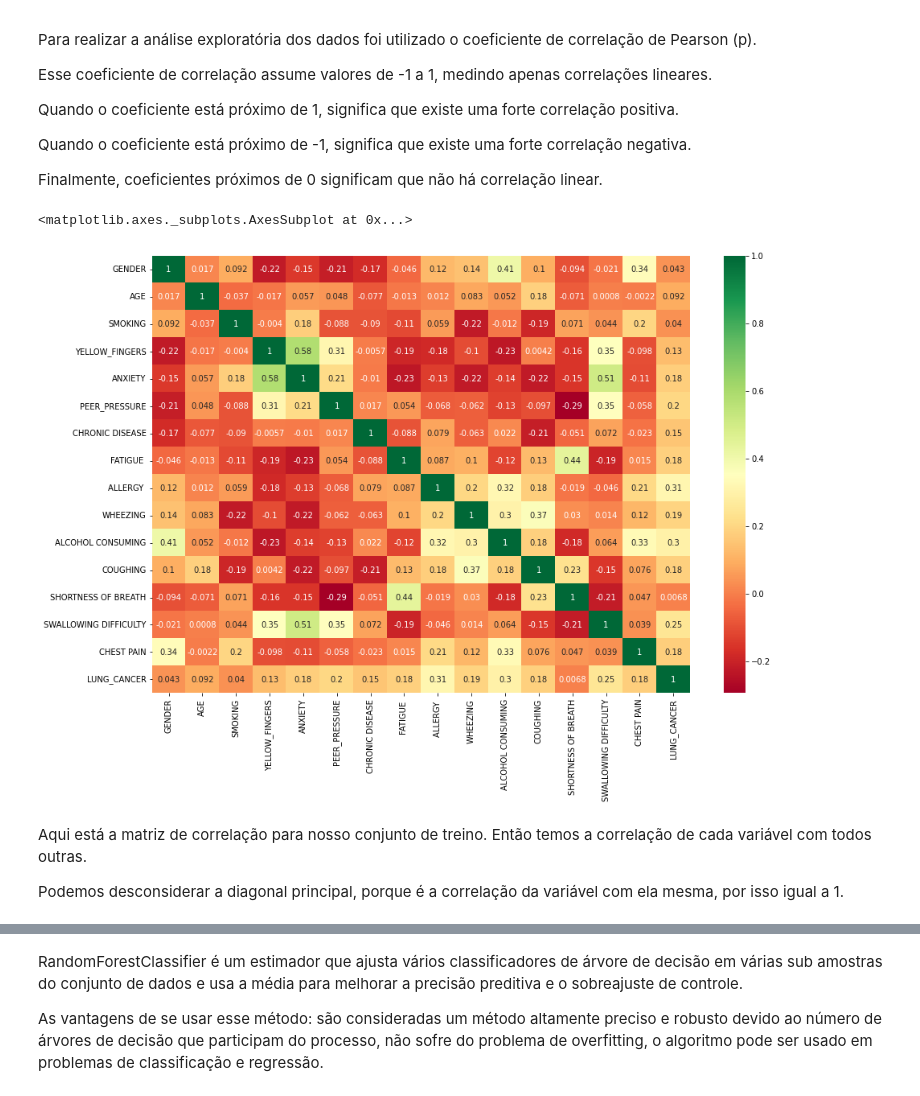
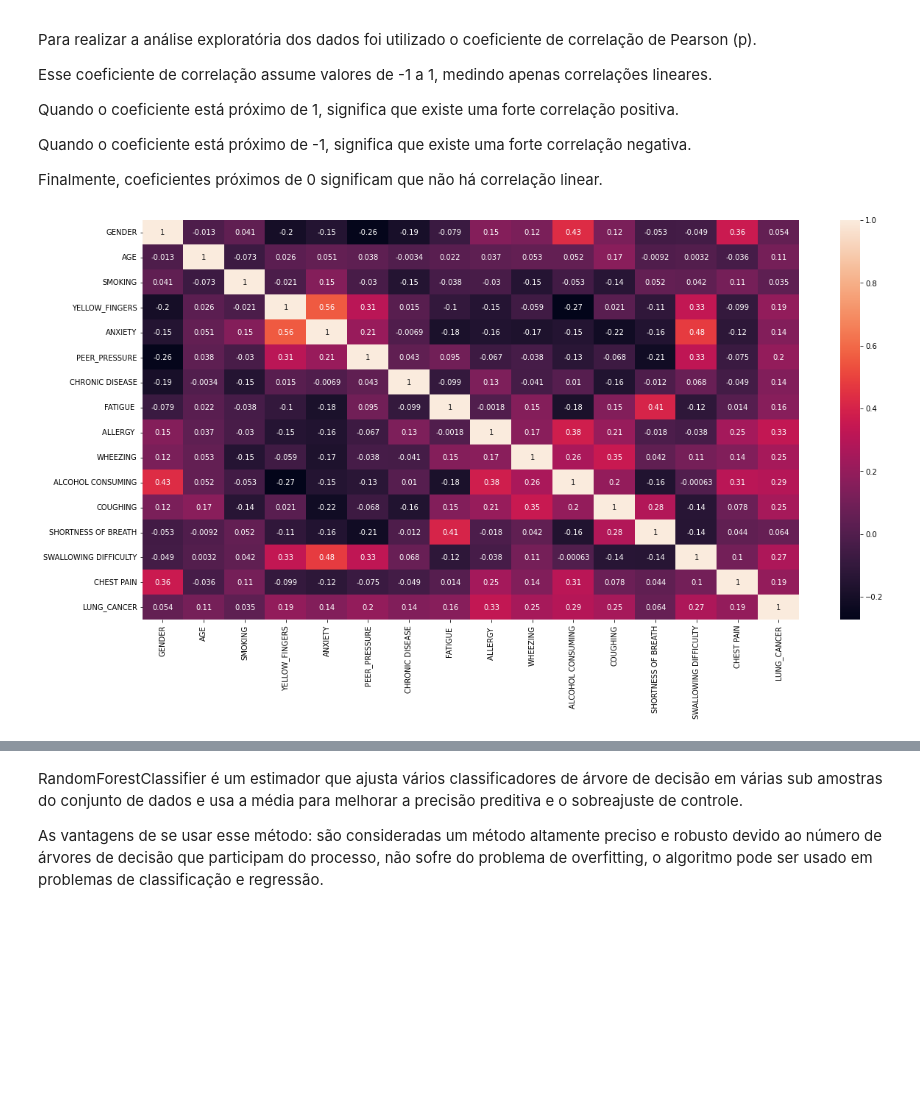
Before and after one commit to RafaelaPapale/projeto-C318, a Jupyter notebook: SURVEY_LUNG_CANCER.ipynb, the cells around one changed output, grey strips where cells are left out. Cells and saved outputs as stored; diff of their text form; code cells hidden in the pictures; blank space fills up the shorter version.

```diff
--- a/SURVEY_LUNG_CANCER.ipynb
+++ b/SURVEY_LUNG_CANCER.ipynb
@@ -165,0 +160,2 @@ Observações:
+# %%
+df = df.drop_duplicates()
@@ -366,11 +340,5 @@ correlation_matrix = train_set.corr(method='pearson')
 # %%
-plt.figure(figsize=(15,10))
-top_corr_features = correlation_matrix.index
-sns.heatmap(correlation_matrix[top_corr_features],annot=True,cmap="RdYlGn")
+plt.figure(figsize=(20,10))
+sns.heatmap(df.corr(), annot=True);
 # %% [output]
-<matplotlib.axes._subplots.AxesSubplot at 0x...>
-[figure, old version]
+[figure, new version]
-# %% [markdown]
-Aqui está a matriz de correlação para nosso conjunto de treino. Então temos a correlação de cada variável com todos outras.
-
-Podemos desconsiderar a diagonal principal, porque é a correlação da variável com ela mesma, por isso igual a 1.
```
Also changed, not shown: parts of 83 cells of this notebook.
